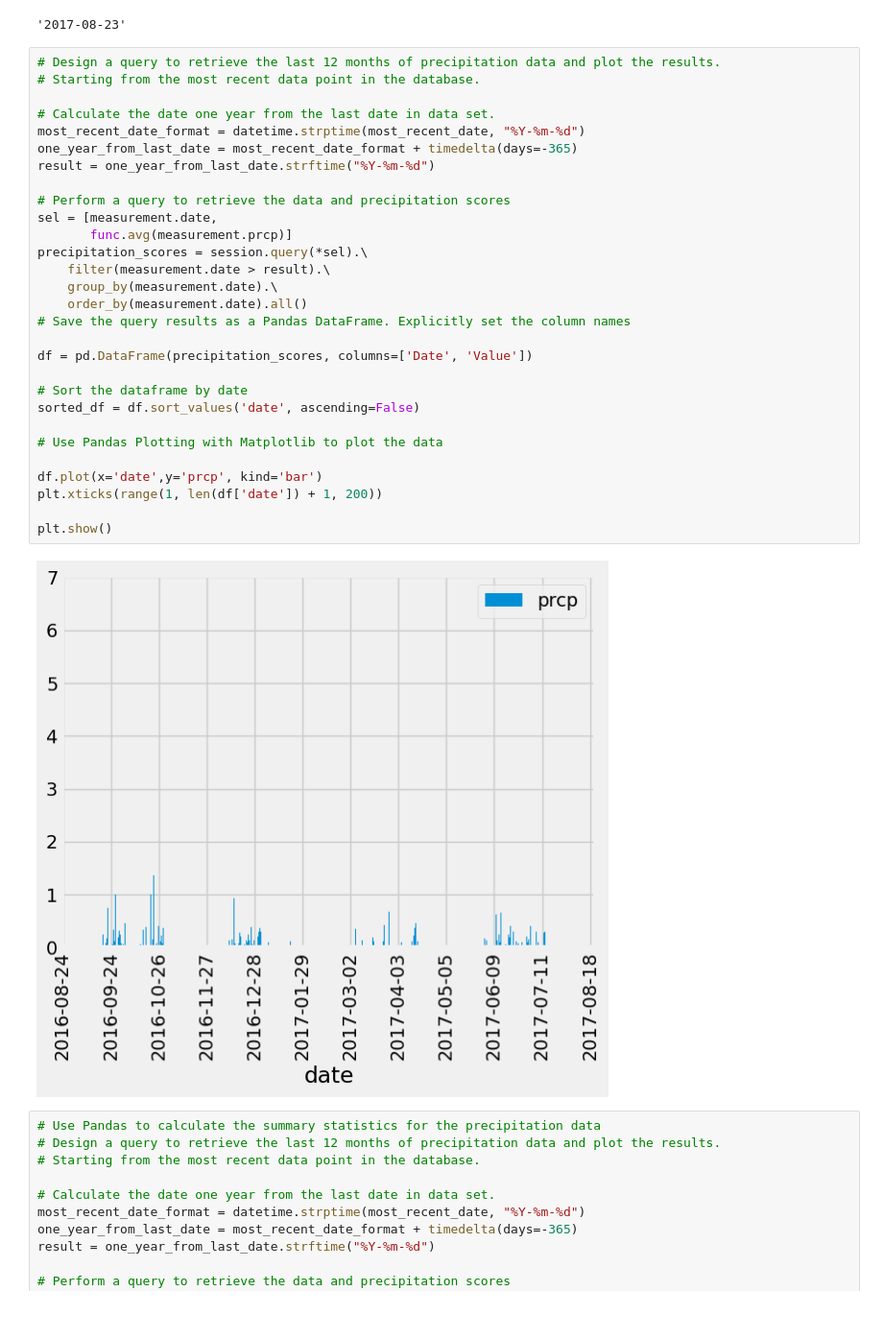
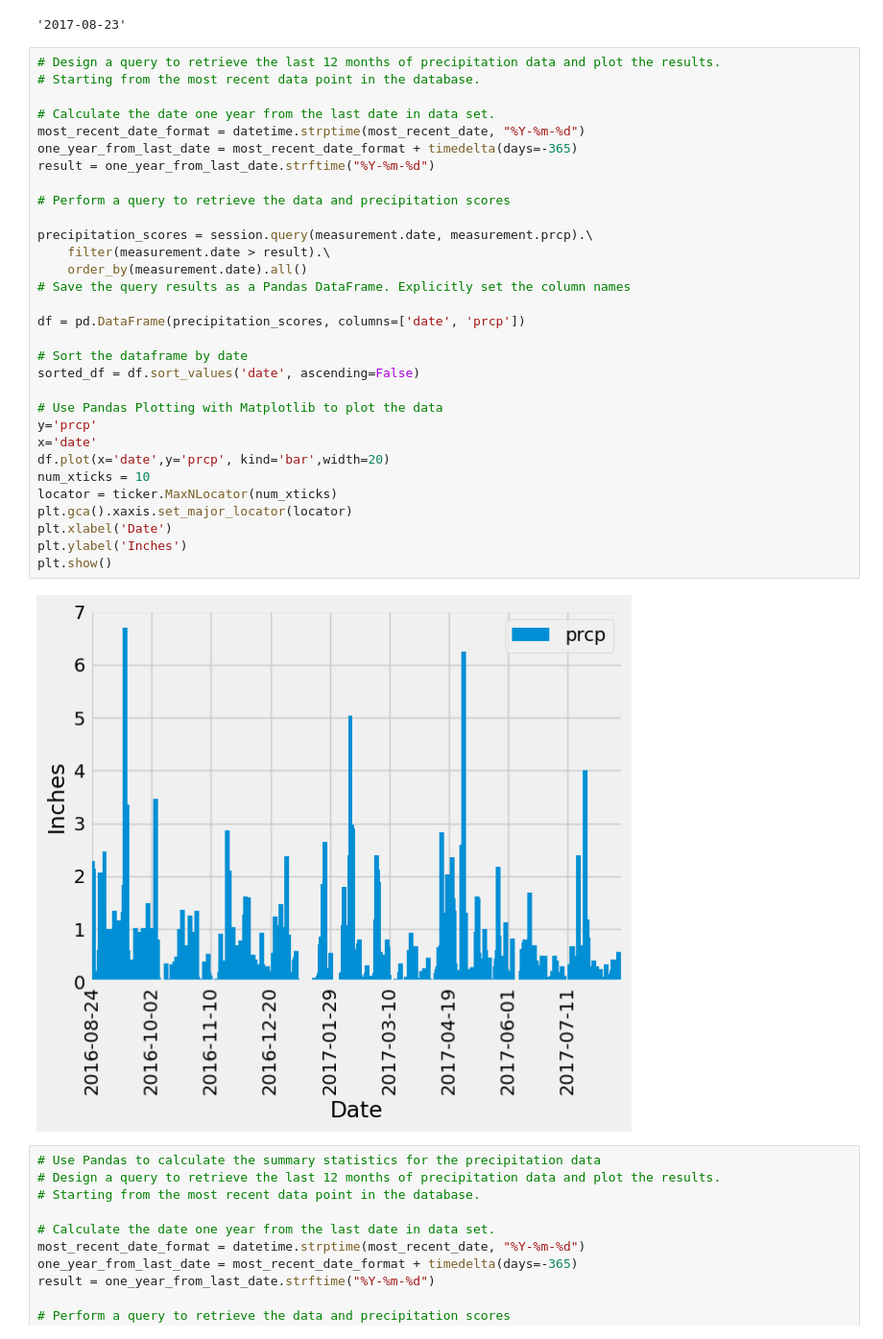
Before and after one commit to benrich322/sqlalchemy-challenge, a Jupyter notebook: SurfsUp/climate.ipynb, the cells around one changed output. Shown: that part at 96% size. Saved outputs shown, nothing was run; the diff lists cells and outputs as text.

Commit message:
plot the data

```diff
--- a/SurfsUp/climate.ipynb
+++ b/SurfsUp/climate.ipynb
@@ -64,34 +65,36 @@ most_recent_date
 # %%
 # Design a query to retrieve the last 12 months of precipitation data and plot the results.
 # Starting from the most recent data point in the database.
 
 # Calculate the date one year from the last date in data set.
 most_recent_date_format = datetime.strptime(most_recent_date, "%Y-%m-%d")
 one_year_from_last_date = most_recent_date_format + timedelta(days=-365)
 result = one_year_from_last_date.strftime("%Y-%m-%d")
 
 # Perform a query to retrieve the data and precipitation scores
-sel = [measurement.date,
-       func.avg(measurement.prcp)]
-precipitation_scores = session.query(*sel).\
+
+precipitation_scores = session.query(measurement.date, measurement.prcp).\
     filter(measurement.date > result).\
-    group_by(measurement.date).\
     order_by(measurement.date).all()
 # Save the query results as a Pandas DataFrame. Explicitly set the column names
 
-df = pd.DataFrame(precipitation_scores, columns=['Date', 'Value'])
+df = pd.DataFrame(precipitation_scores, columns=['date', 'prcp'])
 
 # Sort the dataframe by date
 sorted_df = df.sort_values('date', ascending=False)
 
 # Use Pandas Plotting with Matplotlib to plot the data
-
-df.plot(x='date',y='prcp', kind='bar')
-plt.xticks(range(1, len(df['date']) + 1, 200))
-
+y='prcp'
+x='date'
+df.plot(x='date',y='prcp', kind='bar',width=20)
+num_xticks = 10
+locator = ticker.MaxNLocator(num_xticks)
+plt.gca().xaxis.set_major_locator(locator)
+plt.xlabel('Date')
+plt.ylabel('Inches')
 plt.show()
 # %% [output]
-[figure, old version]
+[figure, new version]
 # %%
 # Use Pandas to calculate the summary statistics for the precipitation data
 # Design a query to retrieve the last 12 months of precipitation data and plot the results.
```
Also changed, not shown: parts of 1 cell of this notebook, 2 other files.
